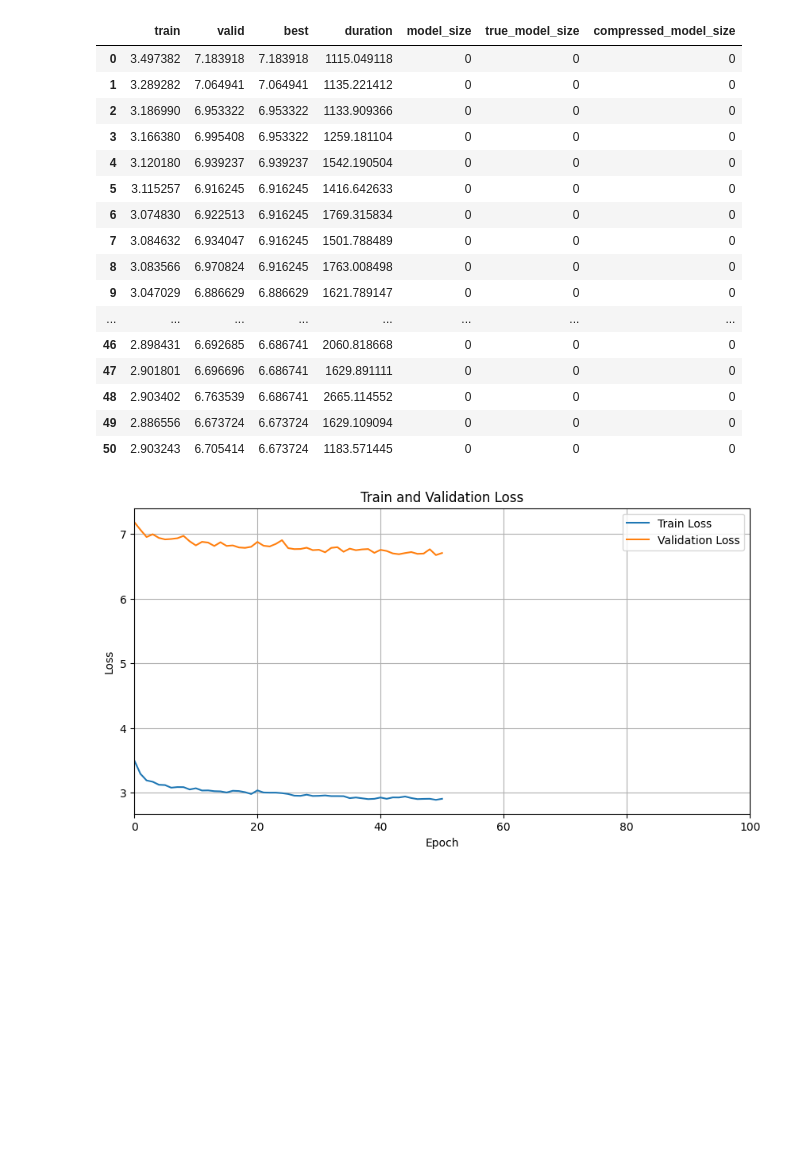
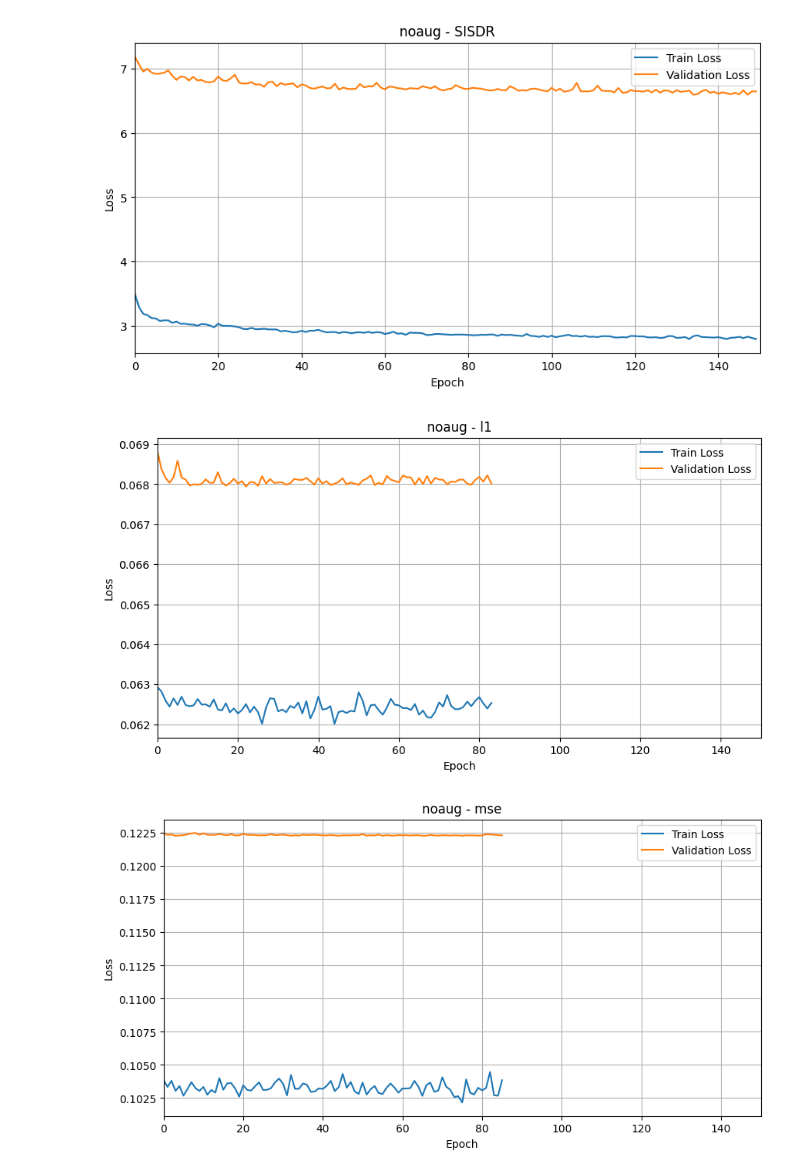
Before and after one commit to mp-smc23/demucs-v2-ps-ts, a Jupyter notebook: plot_training.ipynb, the cells around one changed output. Saved outputs shown, nothing was run; the diff lists cells and outputs as text; code cells hidden in the pictures; blank space fills up the shorter version.

Commit message:
Models

```diff
--- a/plot_training.ipynb
+++ b/plot_training.ipynb
@@ -19,40 +39,20 @@ df = pd.read_json('logs/musdb=test_wav=no_aug_epochs=150_repeat=1_batch_size=4_S
 # %%
-filename = 'musdb=test_wav=no_aug_epochs=150_repeat=1_batch_size=4_SISDR=True_augment=False.json'
-params = filename.split('/')[-1].replace('.json', '').split('_')
-parsed_params = {param.split('=')[0]: param.split('=')[1] for param in params}
-print(parsed_params)  # print parsed parameters for verification
+def plot_trainig(df):
+    # plot loss train valid vs index
+    plt.figure(figsize=(10, 5))
+    plt.plot(df['train'], label='Train Loss')
+    plt.plot(df['valid'], label='Validation Loss')
+    plt.xlabel('Epoch')
+    plt.ylabel('Loss')
+    plt.title(f'{df["data"].iloc[0]} - {df["loss"].iloc[0]}')
+    plt.legend()
+    plt.grid()
+    plt.xlim(0, int(df['epochs'].iloc[0]))
+    plt.show()
-# %%
-df
-# %% [output]
-|  | train | valid | best | duration | model_size | true_model_size | compressed_model_size |
-| 0 | 3.497382 | 7.183918 | 7.183918 | 1115.049118 | 0 | 0 | 0 |
-| 1 | 3.289282 | 7.064941 | 7.064941 | 1135.221412 | 0 | 0 | 0 |
-| 2 | 3.186990 | 6.953322 | 6.953322 | 1133.909366 | 0 | 0 | 0 |
-| 3 | 3.166380 | 6.995408 | 6.953322 | 1259.181104 | 0 | 0 | 0 |
-| 4 | 3.120180 | 6.939237 | 6.939237 | 1542.190504 | 0 | 0 | 0 |
-| 5 | 3.115257 | 6.916245 | 6.916245 | 1416.642633 | 0 | 0 | 0 |
-| 6 | 3.074830 | 6.922513 | 6.916245 | 1769.315834 | 0 | 0 | 0 |
-| 7 | 3.084632 | 6.934047 | 6.916245 | 1501.788489 | 0 | 0 | 0 |
-| 8 | 3.083566 | 6.970824 | 6.916245 | 1763.008498 | 0 | 0 | 0 |
-| 9 | 3.047029 | 6.886629 | 6.886629 | 1621.789147 | 0 | 0 | 0 |
-| ... | ... | ... | ... | ... | ... | ... | ... |
-| 46 | 2.898431 | 6.692685 | 6.686741 | 2060.818668 | 0 | 0 | 0 |
-| 47 | 2.901801 | 6.696696 | 6.686741 | 1629.891111 | 0 | 0 | 0 |
-| 48 | 2.903402 | 6.763539 | 6.686741 | 2665.114552 | 0 | 0 | 0 |
-| 49 | 2.886556 | 6.673724 | 6.673724 | 1629.109094 | 0 | 0 | 0 |
-| 50 | 2.903243 | 6.705414 | 6.673724 | 1183.571445 | 0 | 0 | 0 |
 # %%
-def plot_trainig(df):
-    # plot loss train valid vs index
-    plt.figure(figsize=(10, 5))
-    plt.plot(df['train'], label='Train Loss')
-    plt.plot(df['valid'], label='Validation Loss')
-    plt.xlabel('Epoch')
-    plt.ylabel('Loss')
-    plt.title('Train and Validation Loss')
-    plt.legend()
-    plt.grid()
-    plt.xlim(0, 100)
-    plt.show()
+for df in dfs:
+    plot_trainig(df)
 # %% [output]
-[figure, old version]
+[figure, new version]
+[figure, added]
+[figure, added]
```
Also changed, not shown: parts of 2 cells of this notebook, 6 other files.
